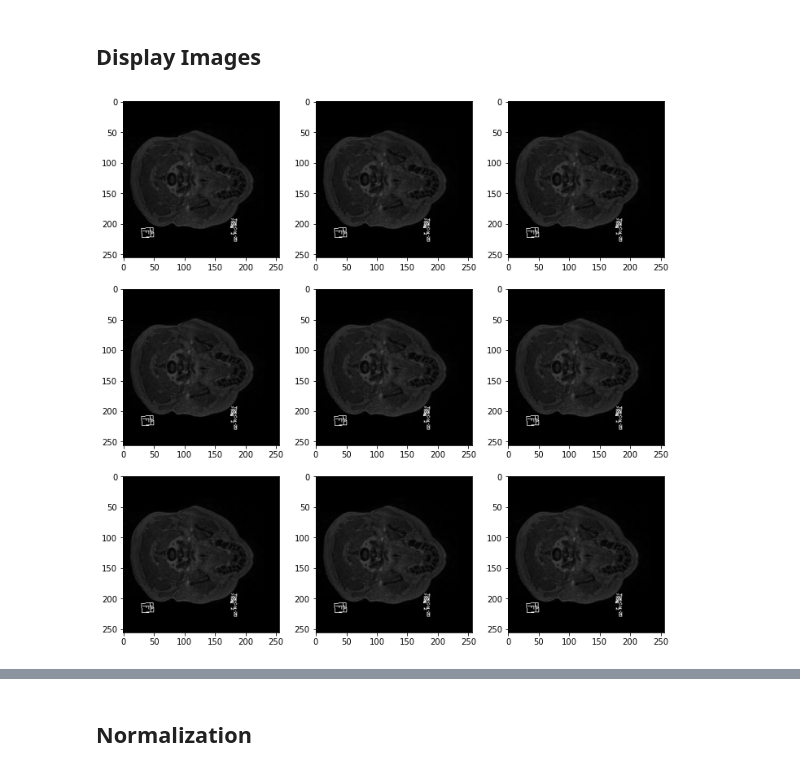
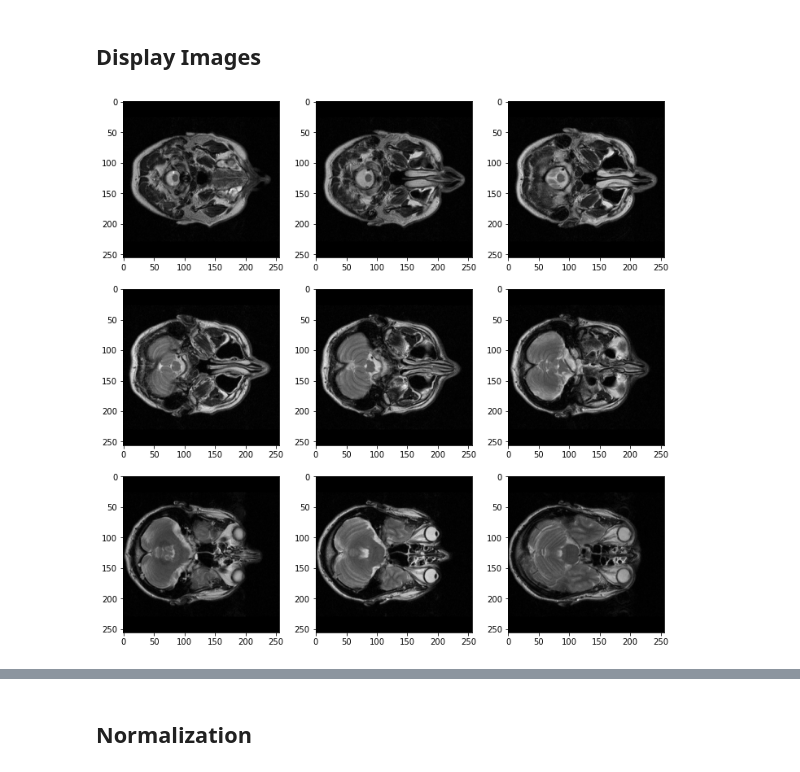
Before and after one commit to Zahed-Golabi/Medical-Imaging, a Jupyter notebook: 01- Introduction/NIfTI.ipynb, the cells around one changed output, grey strips where cells are left out. Drawn from its saved outputs; the diff is of its cells as text; code cells hidden in the pictures.

```diff
--- a/01- Introduction/NIfTI.ipynb
+++ b/01- Introduction/NIfTI.ipynb
@@ -44,11 +44,13 @@ image_array = nifti.get_fdata()
 # %% [markdown]
 ## Display Images
 # %%
-fig, axis = plt.subplots(3,3,figsize=(12,12))
+fig, axis = plt.subplots(3, 3, figsize=(12,12))
 
-counter = 0
+slice_counter = 0
 for row in range(3):
     for column in range(3):
-        axis[row][column].imshow(image_array[:,:,counter], cmap="gray")
+        axis[row][column].imshow(image_array[:,:,slice_counter], cmap="gray")
+
+        slice_counter += 1
 # %% [output]
-[figure, old version]
+[figure, new version]
```
Also changed, not shown: parts of 9 cells of this notebook.
